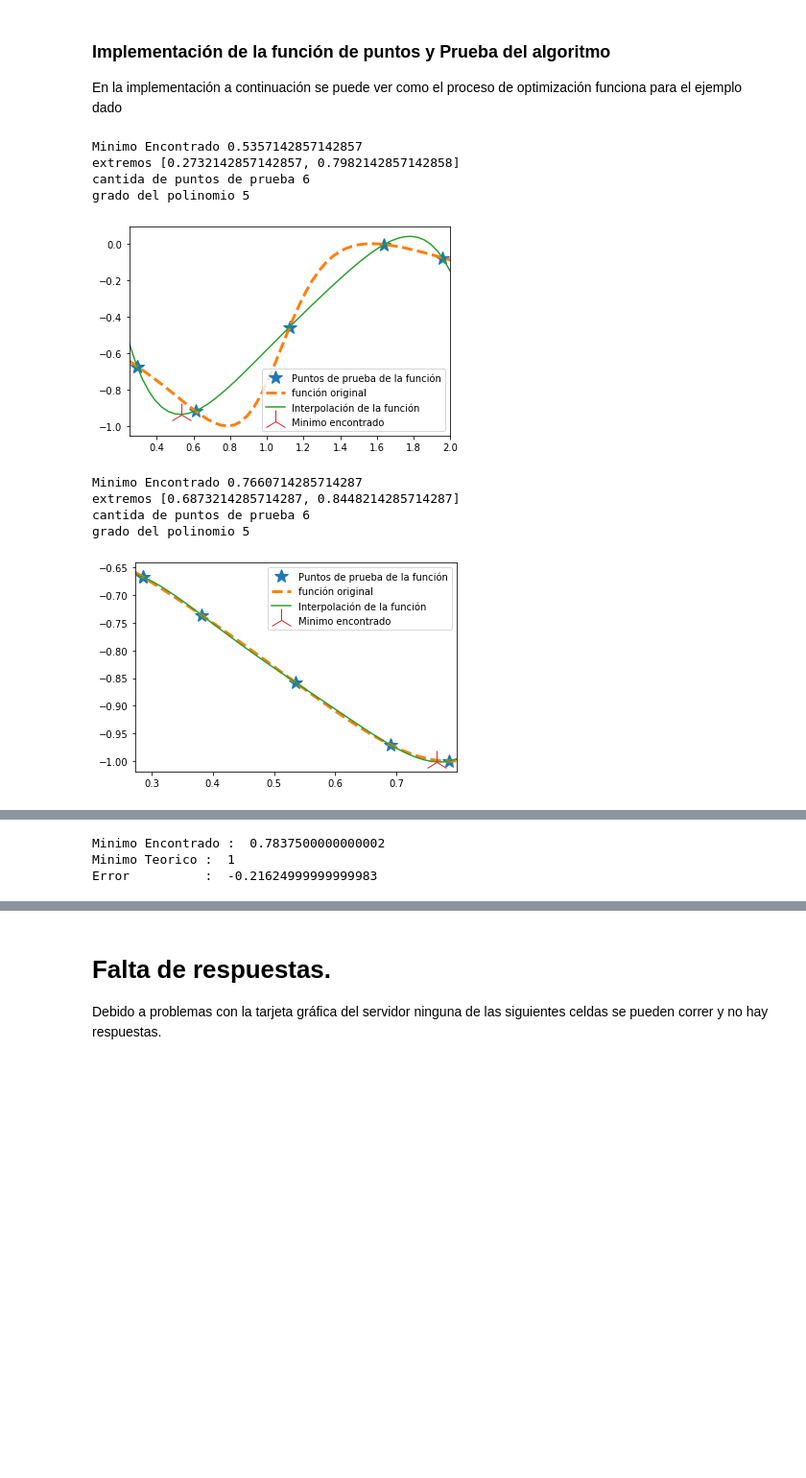
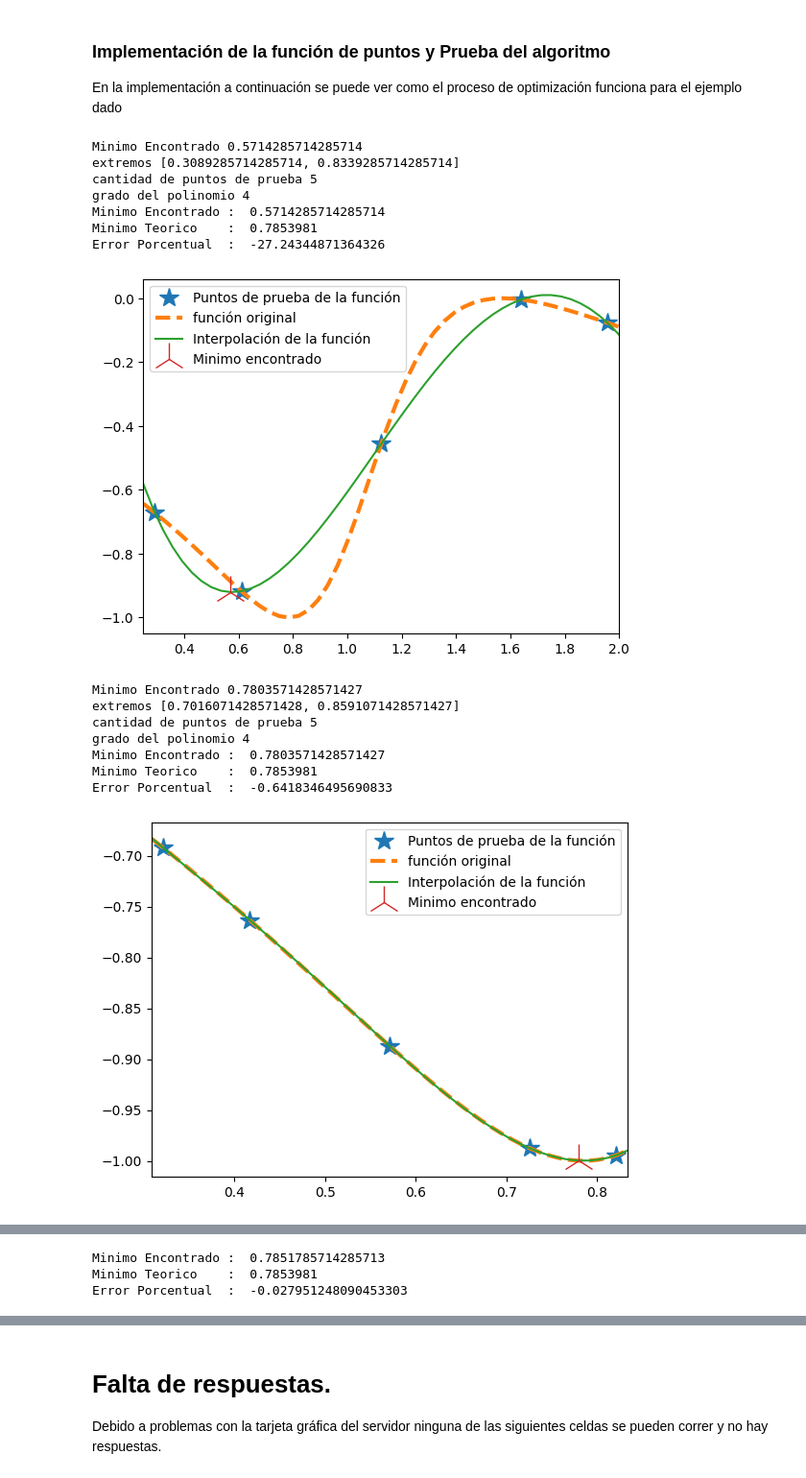
Before and after one commit to ngrandas/efficientPINN, a Jupyter notebook: pythontesis/Final.ipynb, the cells around one changed output, grey strips where cells are left out. Shown at 96% size. Cells and saved outputs as stored; diff of their text form; code cells hidden in the pictures; blank space fills up the shorter version.

```diff
--- a/pythontesis/Final.ipynb
+++ b/pythontesis/Final.ipynb
@@ -695,7 +710,8 @@ En la implementación a continuación se puede ver como el proceso de optimizaci
 def puntos_chebyscheff(n,a,b):
     inicializacion = np.array(range(n+1))
     inicializacion = np.flip(inicializacion)
-    return (a +b + (b-a)*np.cos(np.pi/n*(inicializacion + 0.5)))/2
+    inicializacion = inicializacion[:-1]
+    return (a +b + (b-a)*np.cos(np.pi/n*(inicializacion - 0.5)))/2
 
 # Demostración del método de optimización
 extremoInferiorIntervalo = 0.25
@@ -712,43 +728,52 @@ for rondaDeOptimizacion in range(3):
         # Generación de variable con el tiempo de referencia para la nueva solución.
         # Solución con el nuevo valor.
 
         # Toma del tiempo de la solución.
         tiemposTomados.append(f_prueba(valor))
         pass
 
     # Interpolación polinomica con los tiempos de la nueva solución.
 
     interpolacion = np.polynomial.Polynomial.fit(valores,tiemposTomados,len(valores)-1)
 
     x_grafica = np.linspace(extremoInferiorIntervalo,extremoSuperiorIntervalo)
     plt.plot(valores,tiemposTomados,linewidth = 0, marker = "*",label = "Puntos de prueba de la función",ms = 15)
     plt.plot(x_grafica,f_prueba(x_grafica),label = "función original",linestyle = "--",linewidth=3)
     plt.plot(x_grafica,interpolacion(x_grafica),label = "Interpolación de la función")
     plt.xlim(extremoInferiorIntervalo,extremoSuperiorIntervalo)
     # minimo en ronda es el punto en el cual se encontro el minimo DENTRO del polinomio.
     minimoEnRonda : np.float128 = x_grafica[np.argmin(interpolacion(x_grafica))]
     # Reducción del intervalo de busqueda a un 30% para la siguiente ronda de optimización.
     extremoInferiorIntervalo = minimoEnRonda - 0.3/2 * anchoIntervalo
     extremoSuperiorIntervalo = minimoEnRonda + 0.3/2 * anchoIntervalo
     plt.plot(minimoEnRonda,interpolacion(minimoEnRonda),marker = "2", ms = 25,label = "Minimo encontrado",linewidth = 0)
     print("Minimo Encontrado",minimoEnRonda)
     print("extremos",[extremoInferiorIntervalo,extremoSuperiorIntervalo])
-    print("cantida de puntos de prueba",len(valores))
+    print("cantidad de puntos de prueba",len(valores))
     print("grado del polinomio",interpolacion.degree())
+    print("Minimo Encontrado : ",minimoEnRonda)
+    print("Minimo Teorico    : ",0.7853981)
+    print("Error Porcentual  : ",(minimoEnRonda-0.7853981)/0.7853981*100)
     plt.legend()
     plt.show()
 
 print("Minimo Encontrado : ",minimoEnRonda)
-print("Minimo Teorico : ",1)
-print("Error          : ",minimoEnRonda-1)
+print("Minimo Teorico    : ",0.7853981)
+print("Error Porcentual  : ",(minimoEnRonda-0.7853981)/0.7853981*100)
 # %% [output]
-Minimo Encontrado 0.5357142857142857
-extremos [0.2732142857142857, 0.7982142857142858]
-cantida de puntos de prueba 6
-grado del polinomio 5
+Minimo Encontrado 0.5714285714285714
+extremos [0.3089285714285714, 0.8339285714285714]
+cantidad de puntos de prueba 5
+grado del polinomio 4
+Minimo Encontrado :  0.5714285714285714
+Minimo Teorico    :  0.7853981
+Error Porcentual  :  -27.24344871364326
-[figure, old version]
+[figure, new version]
-Minimo Encontrado 0.7660714285714287
-extremos [0.6873214285714287, 0.8448214285714287]
-cantida de puntos de prueba 6
-grado del polinomio 5
+Minimo Encontrado 0.7803571428571427
+extremos [0.7016071428571428, 0.8591071428571427]
+cantidad de puntos de prueba 5
+grado del polinomio 4
+Minimo Encontrado :  0.7803571428571427
+Minimo Teorico    :  0.7853981
+Error Porcentual  :  -0.6418346495690833
-[figure, old version]
+[figure, new version]
@@ -760,4 +788,4 @@ grado del polinomio 5
-Minimo Encontrado :  0.7837500000000002
-Minimo Teorico :  1
-Error          :  -0.21624999999999983
+Minimo Encontrado :  0.7851785714285713
+Minimo Teorico    :  0.7853981
+Error Porcentual  :  -0.027951248090453303
 # %%
```
Also changed, not shown: parts of 12 cells of this notebook.
